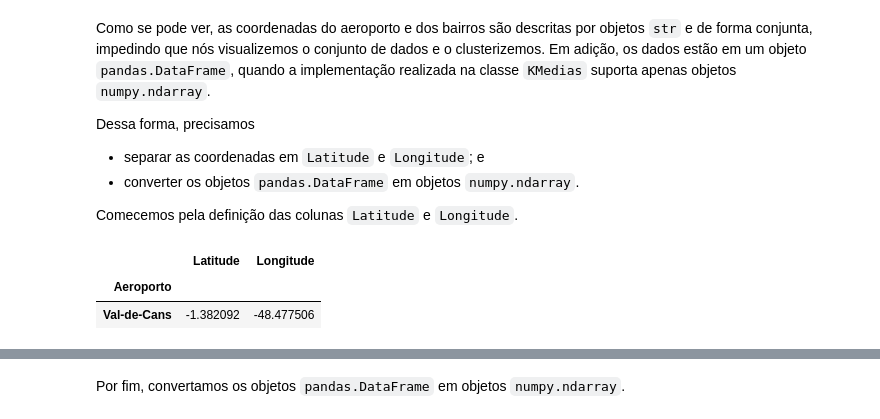
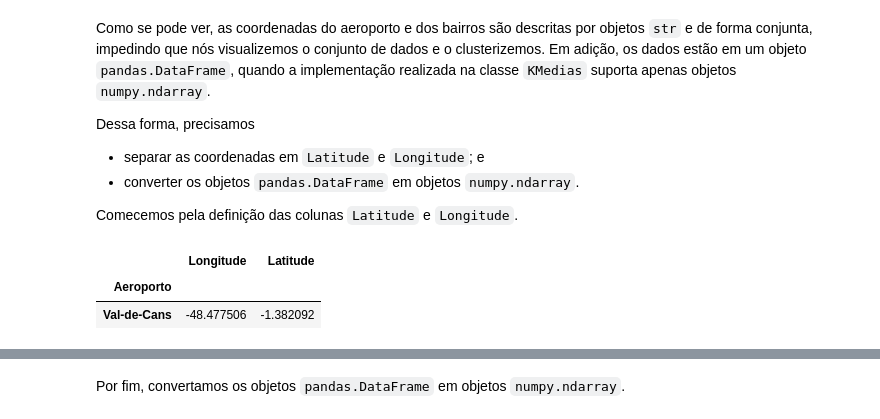
Before and after one commit to ygarasab/kmeans, a Jupyter notebook: Trabalho 02 - Algoritmo de Clusterização.ipynb, the cells around one changed output, grey strips where cells are left out. Drawn from its saved outputs; the diff is of its cells as text; code cells hidden in the pictures.

```diff
--- a/Trabalho 02 - Algoritmo de Clusterização.ipynb
+++ b/Trabalho 02 - Algoritmo de Clusterização.ipynb
@@ -590,7 +594,7 @@ for data_frame in [aeroporto, bairros]:
-# %%
-aeroporto
-# %% [output]
-|  | Latitude | Longitude |
-| Aeroporto |  |  |
-| Val-de-Cans | -1.382092 | -48.477506 |
+# %%
+data_frame_aeroporto
+# %% [output]
+|  | Longitude | Latitude |
+| Aeroporto |  |  |
+| Val-de-Cans | -48.477506 | -1.382092 |
 # %%
```
Also changed, not shown: parts of 15 cells of this notebook, 1 other file.
